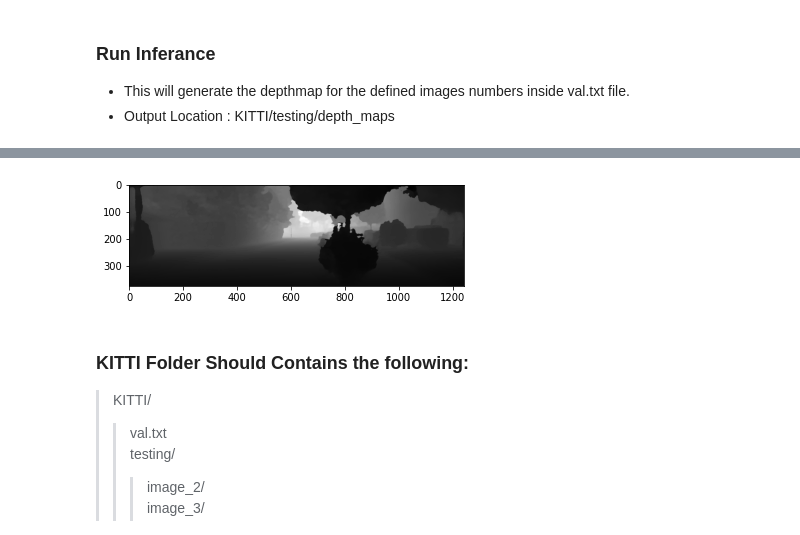
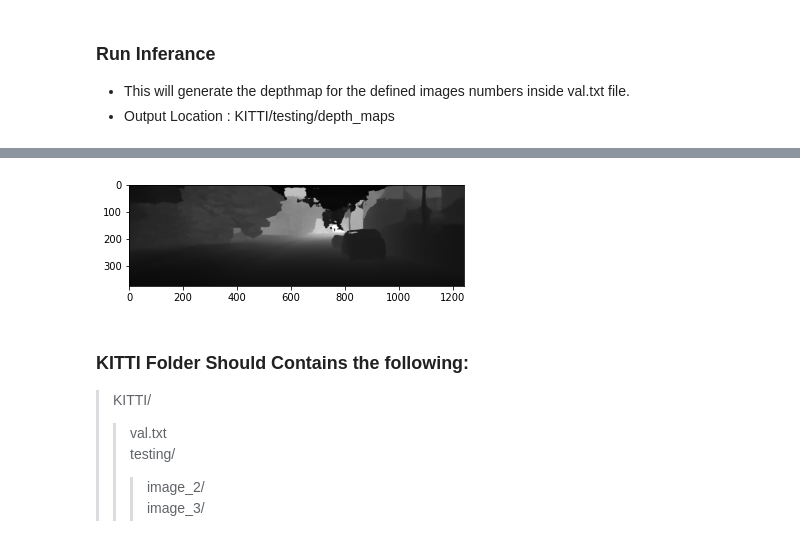
Before and after one commit to oforomar/BEV-Project, a Jupyter notebook: BEV Project.ipynb, the cells around one changed output, grey strips where cells are left out. Saved outputs shown, nothing was run; the diff lists cells and outputs as text; code cells hidden in the pictures.

```diff
--- a/BEV Project.ipynb
+++ b/BEV Project.ipynb
@@ -129,11 +125,11 @@ To: /media/yousri/Kingdom/Workspace/ITi/WorkSpace/Python Notebooks/Jupyter/Tekom
 # %%
 # Visualize Depthmap
 import numpy as np
-img_array = np.load('KITTI/testing/depth_maps/000000.npy')
+img_array = np.load('KITTI/testing/depth_maps/001018.npy')
 
 from matplotlib import pyplot as plt
 
 plt.imshow(img_array,cmap='gray')
 plt.show()
 # %% [output]
-[figure, old version]
+[figure, new version]
```
Also changed, not shown: parts of 31 cells of this notebook, 3 other files.
